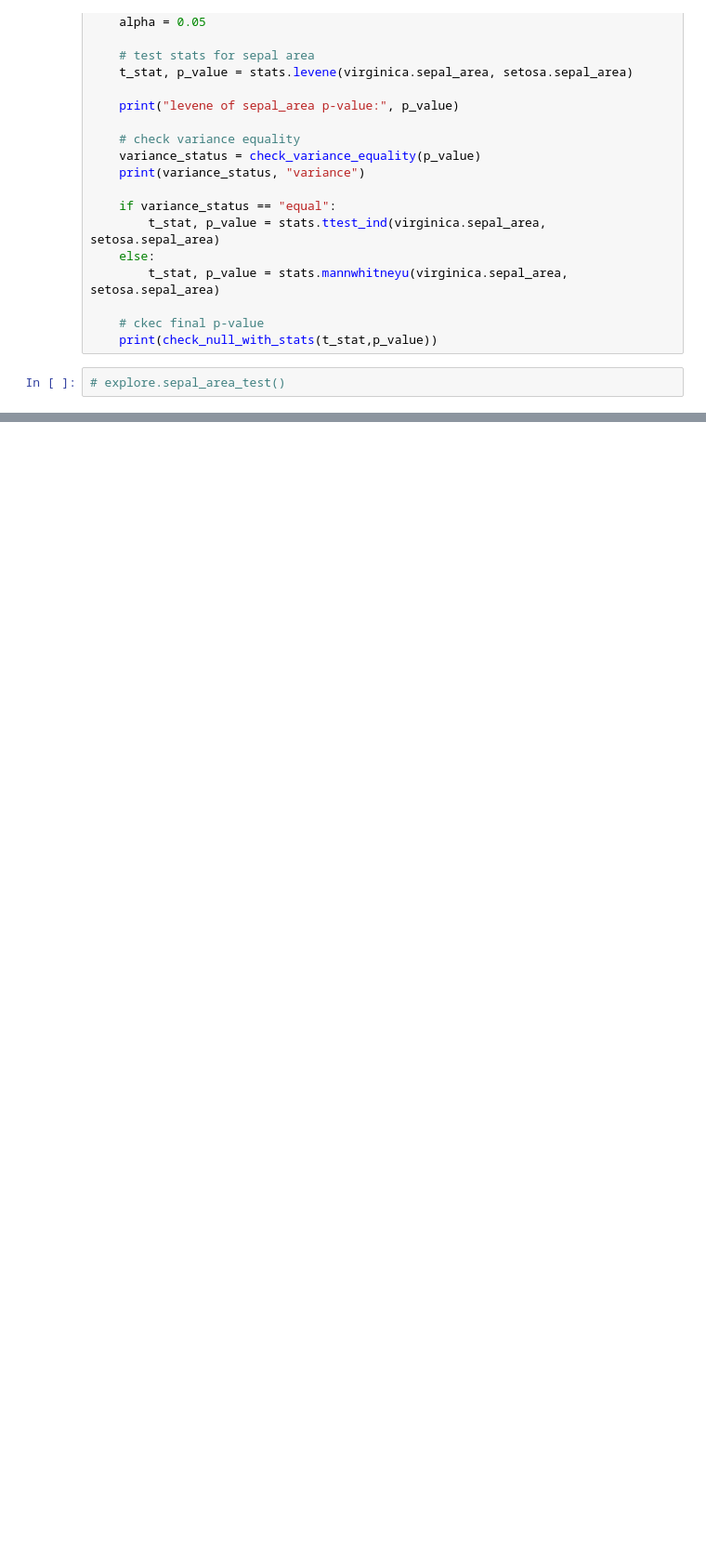
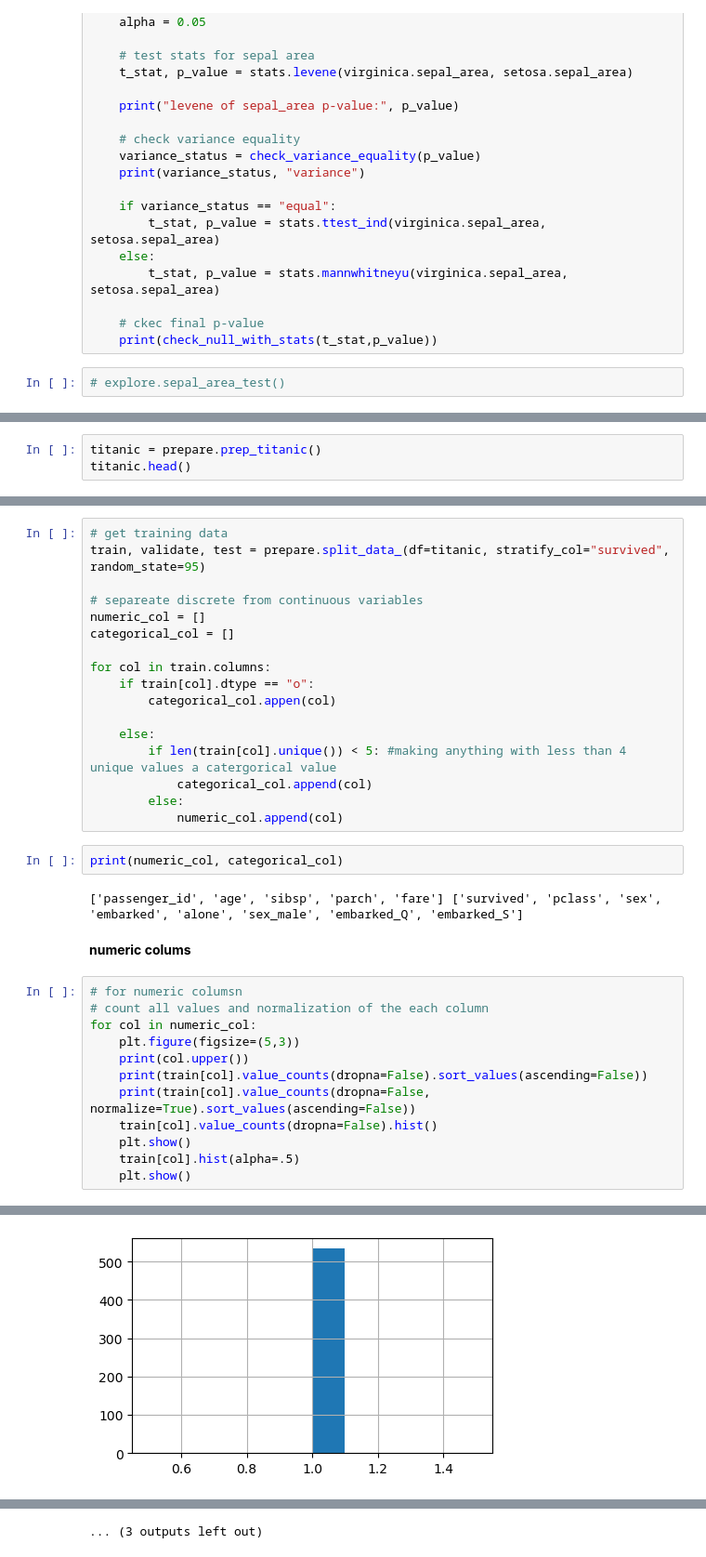
Before and after one commit to MigashaneVictoire/classification-exercises, a Jupyter notebook: classification_exercises.ipynb, the cells around one changed output, grey strips where cells are left out. Shown at 93% size. Drawn from its saved outputs; the diff is of its cells as text; blank space fills up the shorter version.

```diff
--- a/classification_exercises.ipynb
+++ b/classification_exercises.ipynb
@@ -2293,0 +2474,3 @@ def sepal_area_test():
+# %%
+titanic = prepare.prep_titanic()
+titanic.head()
@@ -2293,0 +2486,36 @@ def sepal_area_test():
+# %%
+# get training data
+train, validate, test = prepare.split_data_(df=titanic, stratify_col="survived", random_state=95)
+
+# separeate discrete from continuous variables
+numeric_col = []
+categorical_col = []
+
+for col in train.columns:
+    if train[col].dtype == "o":
+        categorical_col.appen(col)
+
+    else:
+        if len(train[col].unique()) < 5: #making anything with less than 4 unique values a catergorical value
+            categorical_col.append(col)
+        else:
+            numeric_col.append(col)
+# %%
+print(numeric_col, categorical_col)
+# %% [output]
+['passenger_id', 'age', 'sibsp', 'parch', 'fare'] ['survived', 'pclass', 'sex', 'embarked', 'alone', 'sex_male', 'embarked_Q', 'embarked_S']
+# %% [markdown]
+**numeric colums**
+# %%
+# for numeric columsn
+# count all values and normalization of the each column
+for col in numeric_col:
+    plt.figure(figsize=(5,3))
+    print(col.upper())
+    print(train[col].value_counts(dropna=False).sort_values(ascending=False))
+    print(train[col].value_counts(dropna=False, normalize=True).sort_values(ascending=False))
+    train[col].value_counts(dropna=False).hist()
+    plt.show()
+    train[col].hist(alpha=.5)
+    plt.show()
+# %% [output]
@@ -2293,0 +2539 @@ def sepal_area_test():
+[figure, added]
@@ -2293,0 +2596 @@ def sepal_area_test():
+... (3 outputs left out)
```
Also changed, not shown: parts of 27 cells of this notebook.
